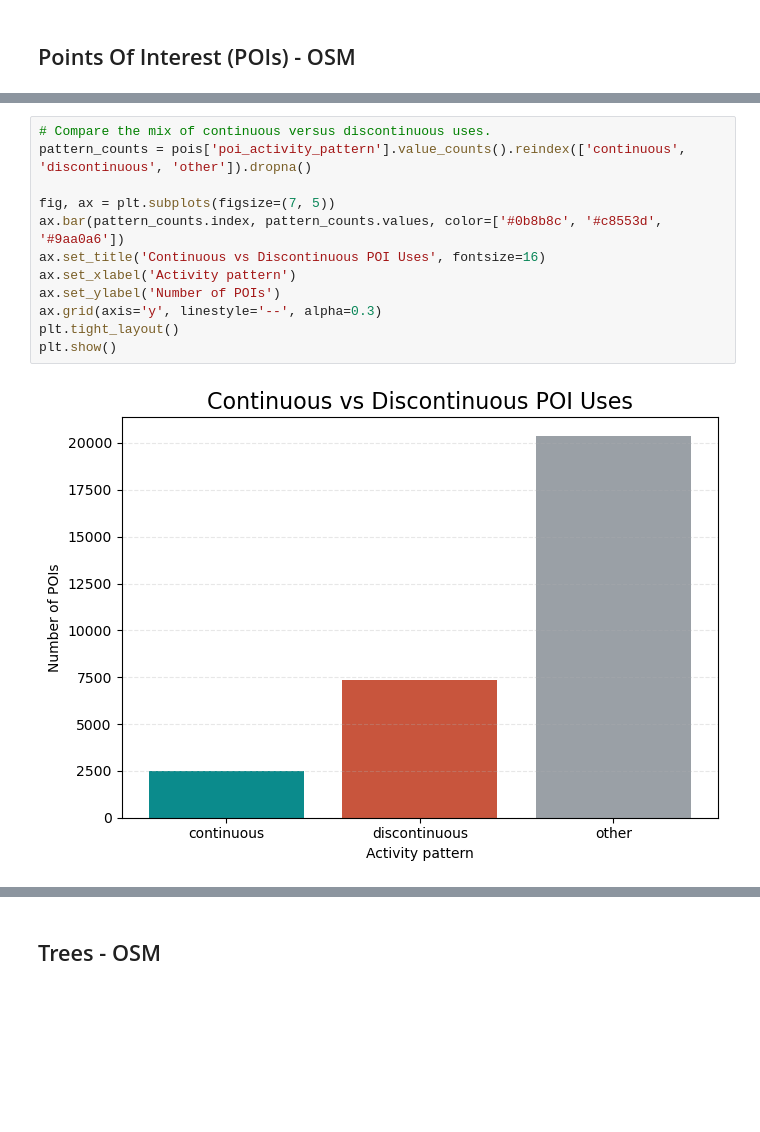
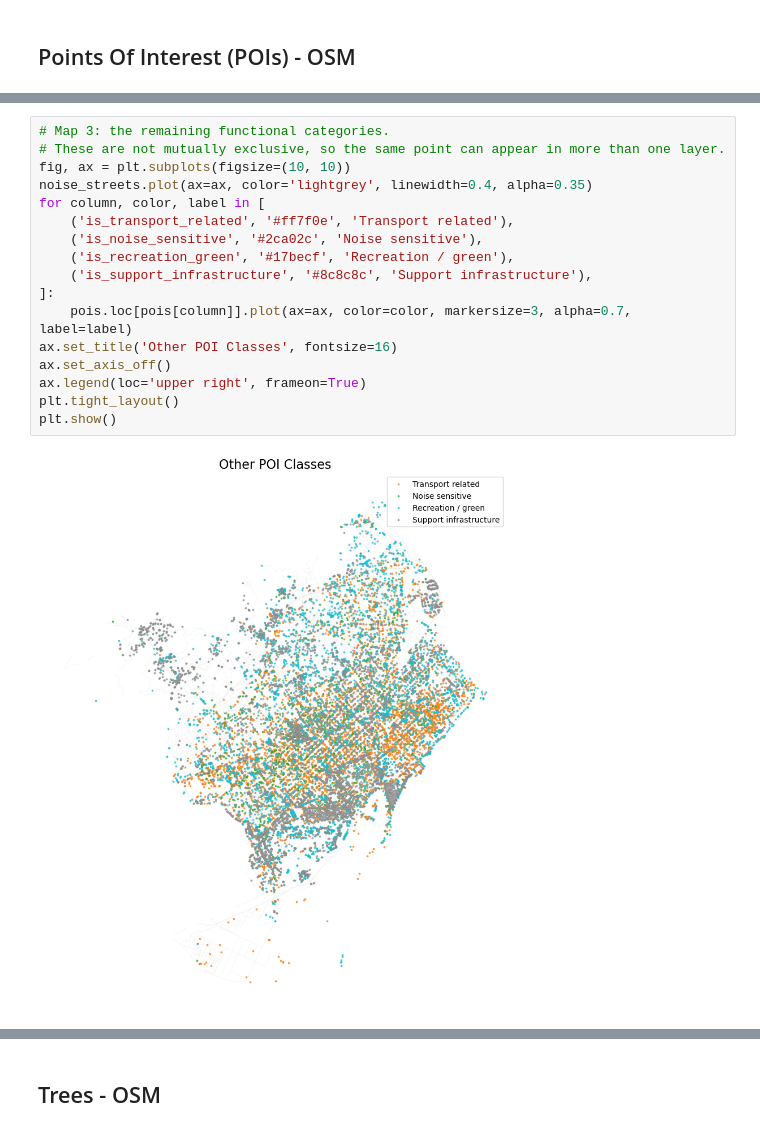
Before and after one commit to AndreaCutroni/ML-Noise-Prediction, a Jupyter notebook: notebooks/osm/OSM_points.ipynb, the cells around one changed output, grey strips where cells are left out. Drawn from its saved outputs; the diff is of its cells as text; blank space fills up the shorter version.

```diff
--- a/notebooks/osm/OSM_points.ipynb
+++ b/notebooks/osm/OSM_points.ipynb
@@ -420,14 +319,19 @@ plt.show()
 # %%
-# Compare the mix of continuous versus discontinuous uses.
-pattern_counts = pois['poi_activity_pattern'].value_counts().reindex(['continuous', 'discontinuous', 'other']).dropna()
-
-fig, ax = plt.subplots(figsize=(7, 5))
-ax.bar(pattern_counts.index, pattern_counts.values, color=['#0b8b8c', '#c8553d', '#9aa0a6'])
-ax.set_title('Continuous vs Discontinuous POI Uses', fontsize=16)
-ax.set_xlabel('Activity pattern')
-ax.set_ylabel('Number of POIs')
-ax.grid(axis='y', linestyle='--', alpha=0.3)
+# Map 3: the remaining functional categories.
+# These are not mutually exclusive, so the same point can appear in more than one layer.
+fig, ax = plt.subplots(figsize=(10, 10))
+noise_streets.plot(ax=ax, color='lightgrey', linewidth=0.4, alpha=0.35)
+for column, color, label in [
+    ('is_transport_related', '#ff7f0e', 'Transport related'),
+    ('is_noise_sensitive', '#2ca02c', 'Noise sensitive'),
+    ('is_recreation_green', '#17becf', 'Recreation / green'),
+    ('is_support_infrastructure', '#8c8c8c', 'Support infrastructure'),
+]:
+    pois.loc[pois[column]].plot(ax=ax, color=color, markersize=3, alpha=0.7, label=label)
+ax.set_title('Other POI Classes', fontsize=16)
+ax.set_axis_off()
+ax.legend(loc='upper right', frameon=True)
 plt.tight_layout()
 plt.show()
 # %% [output]
-[figure, old version]
+[figure, new version]
```
Also changed, not shown: parts of 10 cells of this notebook.
